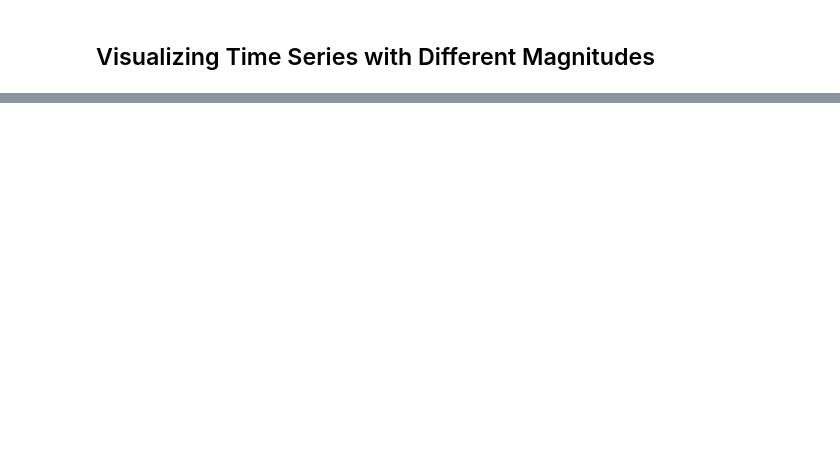
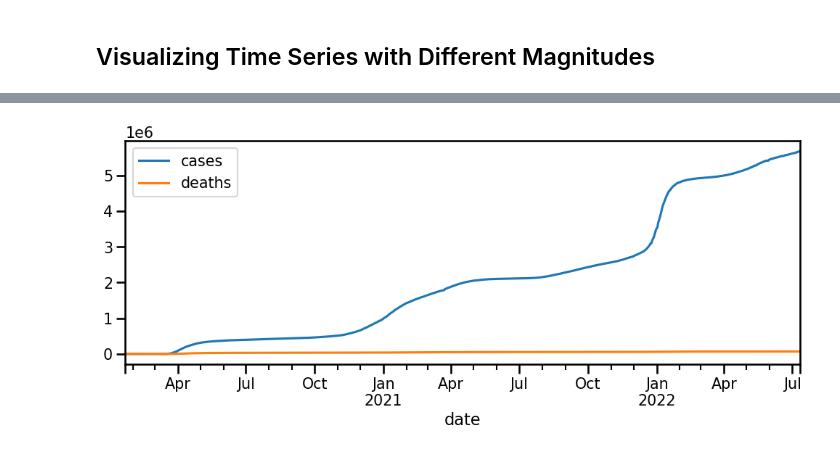
Before and after one commit to EhLeeOod/time-series, a Jupyter notebook: core-wide-form-time-data.ipynb, the cells around one changed output, grey strips where cells are left out. Drawn from its saved outputs; the diff is of its cells as text; code cells hidden in the pictures; blank space fills up the shorter version.

```diff
--- a/core-wide-form-time-data.ipynb
+++ b/core-wide-form-time-data.ipynb
@@ -338,6 +338,6 @@ df_us
 # Plotting Data with Different Units
 # %%
 # import csv from jnb
-df = pd.read_csv("YOUR PATH")
+df = pd.read_csv("covid_us_county.csv")
 display(df.head())
 df.info()
@@ -383,0 +484,6 @@ df_ts
+# %%
+# plot NY
+state_ts = df_ts.loc['NY'].copy()
+ax = state_ts.plot();
+# %% [output]
+[figure, added]
```
Also changed, not shown: parts of 18 cells of this notebook.
